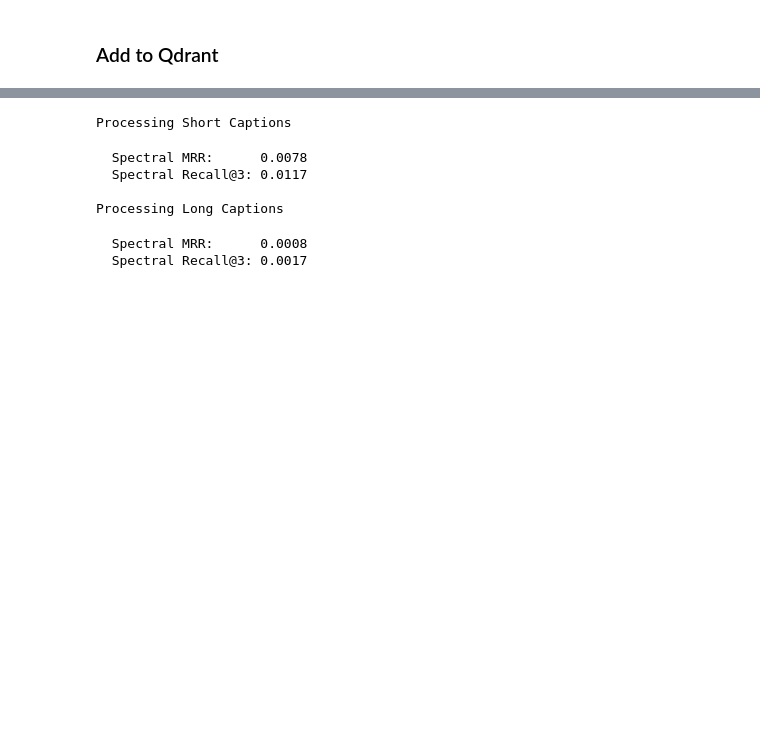
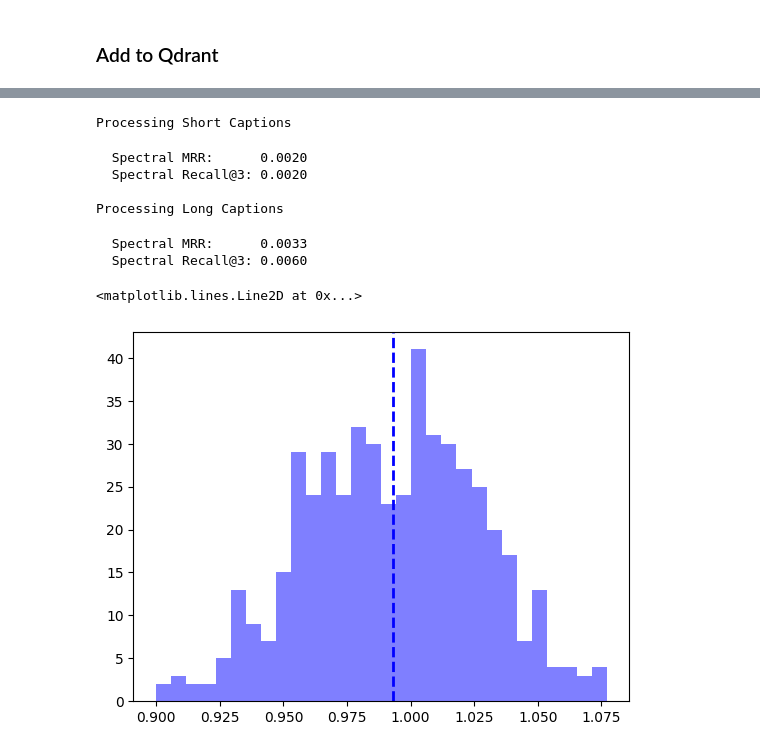
Before and after one commit to tharvus/image-rag-pipeline, a Jupyter notebook: test_pipelines.ipynb, the cells around one changed output, grey strips where cells are left out. Saved outputs shown, nothing was run; the diff lists cells and outputs as text; code cells hidden in the pictures; blank space fills up the shorter version.

Commit message:
added visualisations, created full pipeline for normal captions

```diff
--- a/test_pipelines.ipynb
+++ b/test_pipelines.ipynb
@@ -193,0 +224,8 @@ UpdateResult(operation_id=1, status=<UpdateStatus.COMPLETED: 'completed'>)
+# %%
+# result = client.retrieve(
+#             collection_name=collection_name,
+#             ids=[ids],
+#             with_payload=False
+#         )
+
+result = client.retrieve(collection_name=collection_name, ids=[90945862], with_vectors=True)
@@ -223,7 +281,7 @@ def get_image_embeddings_from_qdrant(client: QdrantClient, collection_name: str,
         result = client.retrieve(
             collection_name=collection_name,
             ids=[idx],
-            with_payload=False
+            with_vectors=True
         )
         if result and result[0].vector is not None:
             image_embeddings.append(result[0].vector)
@@ -265,7 +323,7 @@ client = QdrantClient(host="localhost", port=6333)
 
 for name, df in [("Short", df_short), ("Long", df_long)]:
         print(f"\nProcessing {name} Captions")
-        ids = df.index.tolist()
+        ids = df["id"]
 
         image_embeddings = get_image_embeddings_from_qdrant(client, collection_name, ids, dim=512)
         text_embeddings = get_text_embeddings(df, processor, model, device, "paraphrased_caption")
@@ -282,9 +340,12 @@ for name, df in [("Short", df_short), ("Long", df_long)]:
         print(f"  Spectral Recall@{k}: {recall:.4f}")
 # %% [output]
 Processing Short Captions
-  Spectral MRR:      0.0078
-  Spectral Recall@3: 0.0117
+  Spectral MRR:      0.0020
+  Spectral Recall@3: 0.0020
 
 Processing Long Captions
-  Spectral MRR:      0.0008
-  Spectral Recall@3: 0.0017
+  Spectral MRR:      0.0033
+  Spectral Recall@3: 0.0060
+# %%
+image_embeddings = get_image_embeddings_from_qdrant(client, collection_name, ids, dim=512)
+text_embeddings = get_text_embeddings(df, processor, model, device, "paraphrased_caption")
@@ -290,0 +354,13 @@ Processing Long Captions
+# %%
+# Create metrics for graphing
+
+distance = cosine_distances
+distances = distance(image_embeddings, text_embeddings)
+gt_distances = np.diag(distances)
+global_mean = np.mean(distances)
+plt.hist(gt_distances, bins=30, alpha=0.5, label="original embeddings", color='blue')
+plt.axvline(global_mean, color='blue', linestyle='dashed', linewidth=2,
+        label=f'mean text-image distance')
+# %% [output]
+<matplotlib.lines.Line2D at 0x...>
+[figure, added]
```
Also changed, not shown: parts of 12 cells of this notebook, 3 other files.
